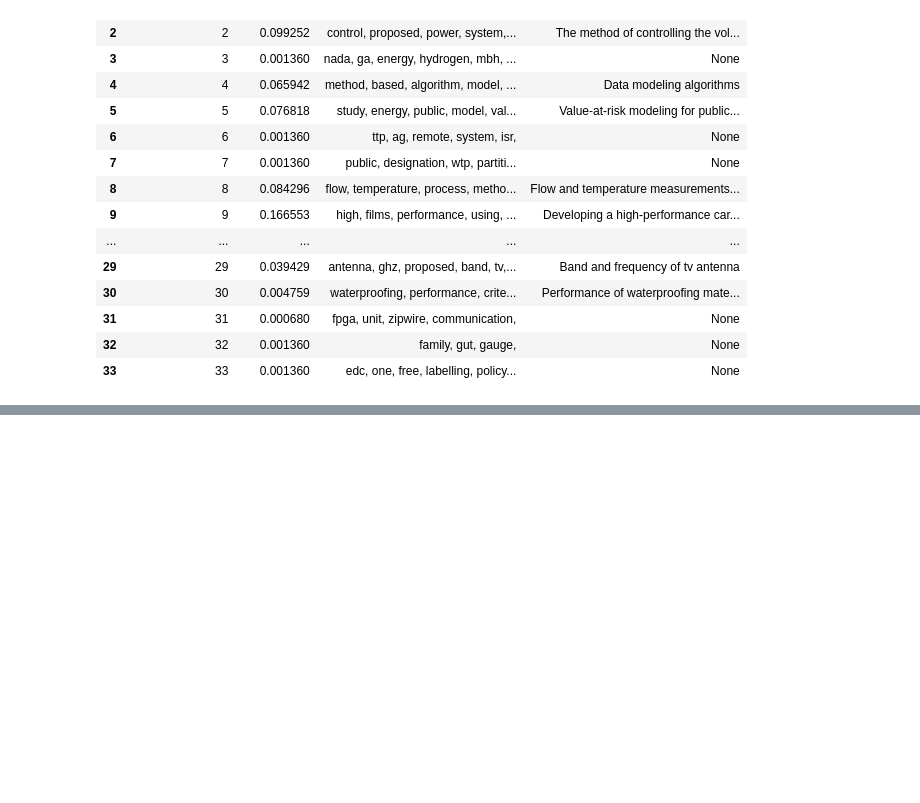
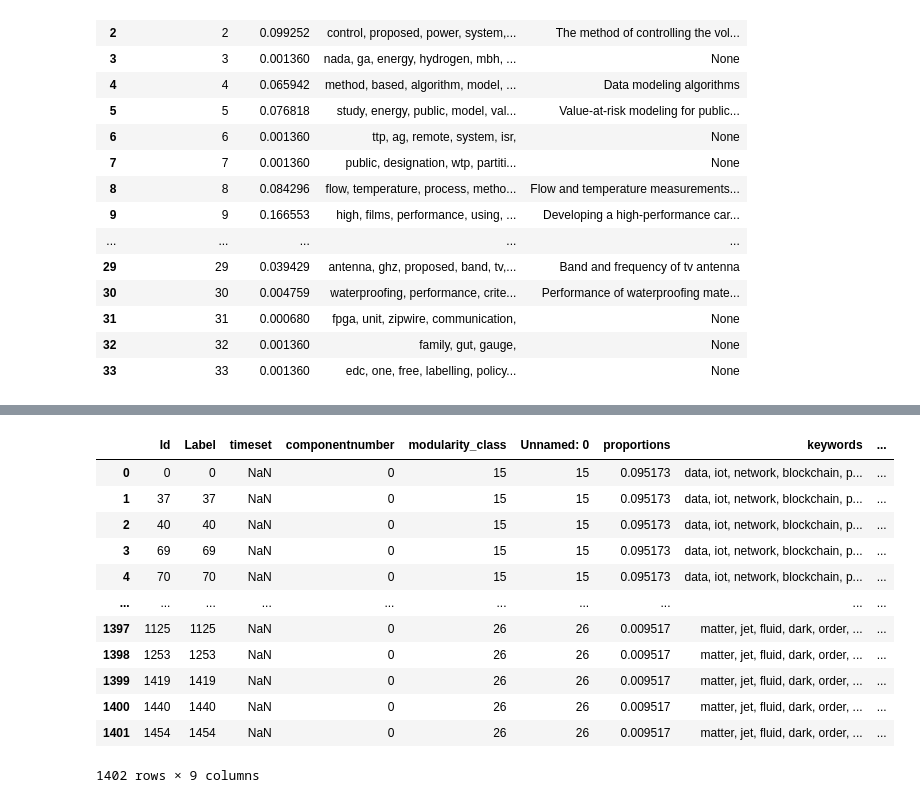
Before and after one commit to Kiminjo/Research-area-extract-from-papers, a Jupyter notebook: community_detection.ipynb, the cells around one changed output, grey strips where cells are left out. Saved outputs shown, nothing was run; the diff lists cells and outputs as text; code cells hidden in the pictures; blank space fills up the shorter version.

```diff
--- a/community_detection.ipynb
+++ b/community_detection.ipynb
@@ -205,0 +289,16 @@ keywords_df_labeled
+# %%
+title_comm
+# %% [output]
+|  | Id | Label | timeset | componentnumber | modularity_class | Unnamed: 0 | proportions | keywords | ... |
+| 0 | 0 | 0 | NaN | 0 | 15 | 15 | 0.095173 | data, iot, network, blockchain, p... | ... |
+| 1 | 37 | 37 | NaN | 0 | 15 | 15 | 0.095173 | data, iot, network, blockchain, p... | ... |
+| 2 | 40 | 40 | NaN | 0 | 15 | 15 | 0.095173 | data, iot, network, blockchain, p... | ... |
+| 3 | 69 | 69 | NaN | 0 | 15 | 15 | 0.095173 | data, iot, network, blockchain, p... | ... |
+| 4 | 70 | 70 | NaN | 0 | 15 | 15 | 0.095173 | data, iot, network, blockchain, p... | ... |
+| ... | ... | ... | ... | ... | ... | ... | ... | ... | ... |
+| 1397 | 1125 | 1125 | NaN | 0 | 26 | 26 | 0.009517 | matter, jet, fluid, dark, order, ... | ... |
+| 1398 | 1253 | 1253 | NaN | 0 | 26 | 26 | 0.009517 | matter, jet, fluid, dark, order, ... | ... |
+| 1399 | 1419 | 1419 | NaN | 0 | 26 | 26 | 0.009517 | matter, jet, fluid, dark, order, ... | ... |
+| 1400 | 1440 | 1440 | NaN | 0 | 26 | 26 | 0.009517 | matter, jet, fluid, dark, order, ... | ... |
+| 1401 | 1454 | 1454 | NaN | 0 | 26 | 26 | 0.009517 | matter, jet, fluid, dark, order, ... | ... |
+1402 rows × 9 columns
```
Also changed, not shown: parts of 25 cells of this notebook, 4 other files.
